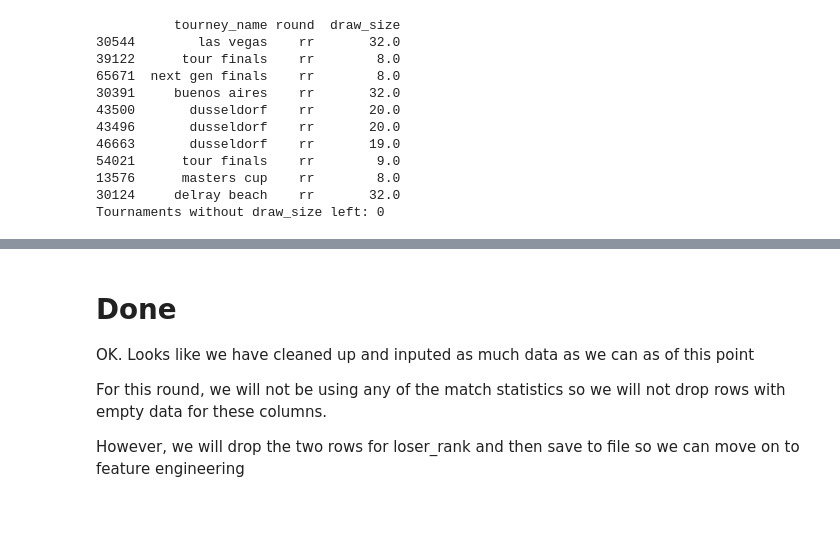
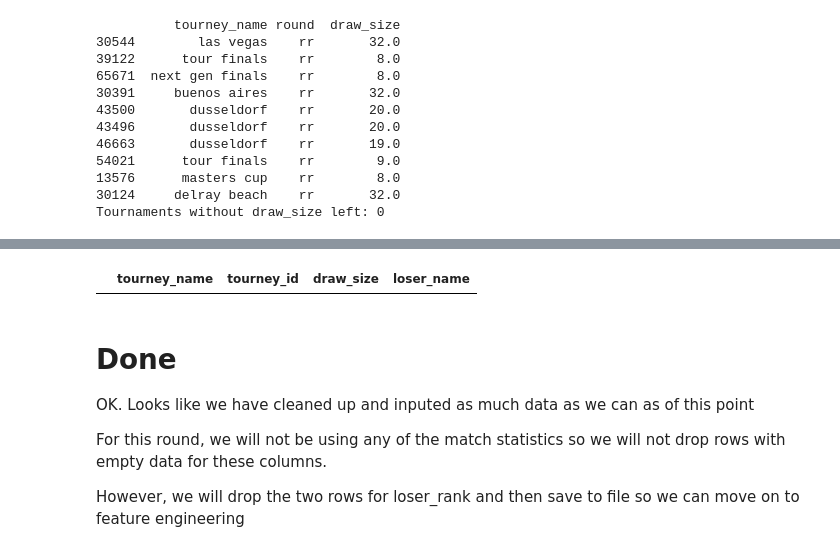
Before and after one commit to sv650s/atp-tennis-predictions, a Jupyter notebook: notebooks/2-atp_preprocessing.ipynb, the cells around one changed output, grey strips where cells are left out. Saved outputs shown, nothing was run; the diff lists cells and outputs as text; code cells hidden in the pictures; blank space fills up the shorter version.

```diff
--- a/notebooks/2-atp_preprocessing.ipynb
+++ b/notebooks/2-atp_preprocessing.ipynb
@@ -482,3 +541,7 @@ Tournaments without draw_size left: 0
+# %%
+matches[matches.loser_rank.isnull()][["tourney_name", "tourney_id", "draw_size", "loser_name"]]
+# %% [output]
+|  | tourney_name | tourney_id | draw_size | loser_name |
 # %% [markdown]
 # Done
 
```
Also changed, not shown: parts of 12 cells of this notebook.
